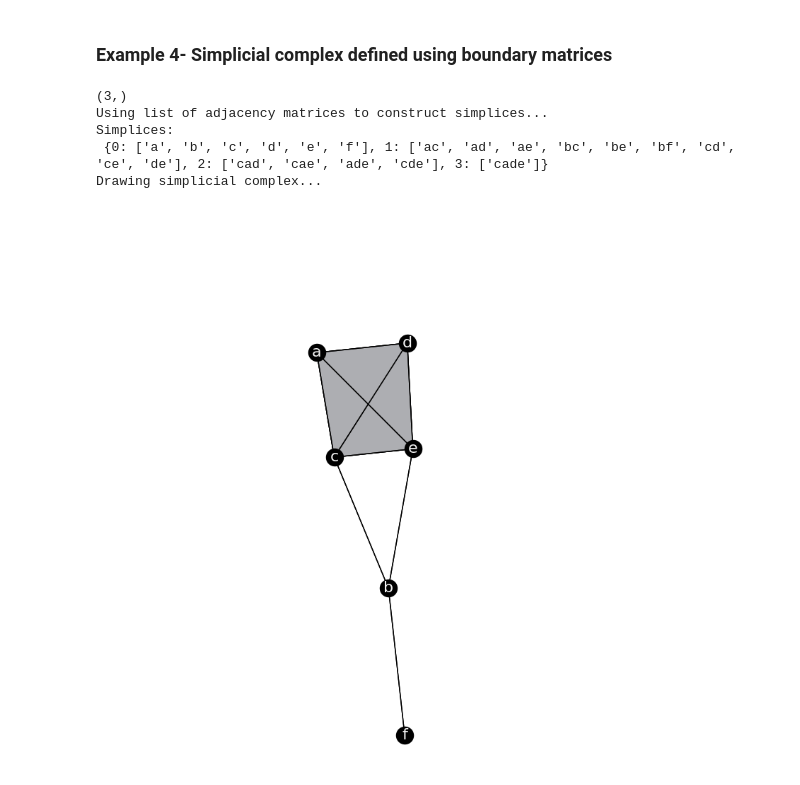
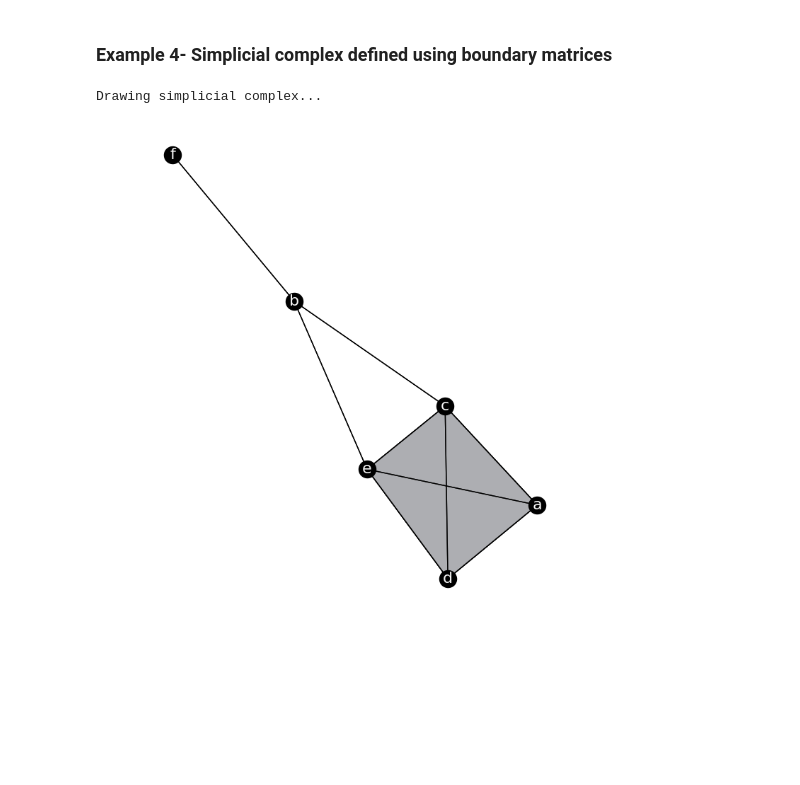
Before and after one commit to aidos-lab/nervePool, a Jupyter notebook: complex_testing.ipynb, the cells around one changed output. Drawn from its saved outputs; the diff is of its cells as text; code cells hidden in the pictures; blank space fills up the shorter version.

```diff
--- a/complex_testing.ipynb
+++ b/complex_testing.ipynb
@@ -211,21 +274,16 @@ Visualizing ADJACENCY MATRICES...
 # %%
 # boundary matrices that define SC4
 B1 = np.array([[1,1,1,0,0,0,0,0,0],[0,0,0,1,1,1,0,0,0], [1,0,0,1,0,0,1,1,0], [0,1,0,0,0,0,1,0,1],[0,0,1,0,1,0,0,1,1],[0,0,0,0,0,1,0,0,0]])
 B2 = np.array([[1,1,0,0],[1,0,1,0],[0,1,1,0],[0,0,0,0],[0,0,0,0],[0,0,0,0],[1,0,0,1],[0,1,0,1],[0,0,1,1]])
 B3 = np.array([[1],[1],[1],[1]])
-boundaries = np.array([B1,B2,B3], dtype = object)
+boundaries = (B1,B2,B3)
 
-print(boundaries.shape)
 
 SC4 = complex.SComplex(boundaries)
 drawComplex(SC4)
 # %% [output]
-(3,)
-Using list of adjacency matrices to construct simplices...
-Simplices:
- {0: ['a', 'b', 'c', 'd', 'e', 'f'], 1: ['ac', 'ad', 'ae', 'bc', 'be', 'bf', 'cd', 'ce', 'de'], 2: ['cad', 'cae', 'ade', 'cde'], 3: ['cade']}
 Drawing simplicial complex...
-[figure, old version]
+[figure, new version]
 # %%
 #Using the same S0 vertex cluster assignments as Example 3 (which is the same simplicial complex, initially defined by its simplex list)
 S0 = np.array([[1,0,0,0],[0,1,0,0],[0,0,1,0],[0,0,1,0],[0,1,0,0],[0,0,0,1]]) # v x v'
```
Also changed, not shown: parts of 11 cells of this notebook, 2 other files.
